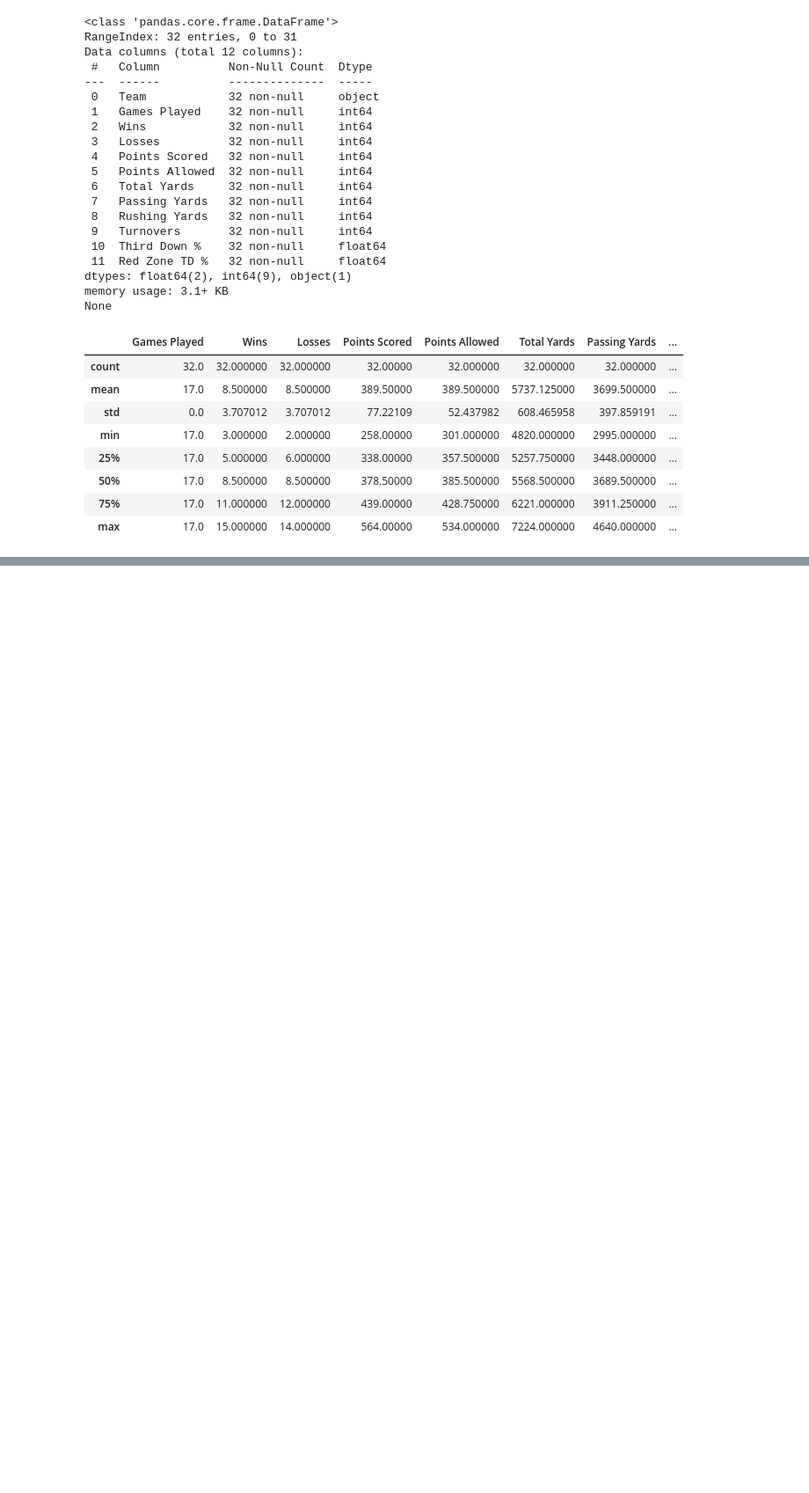
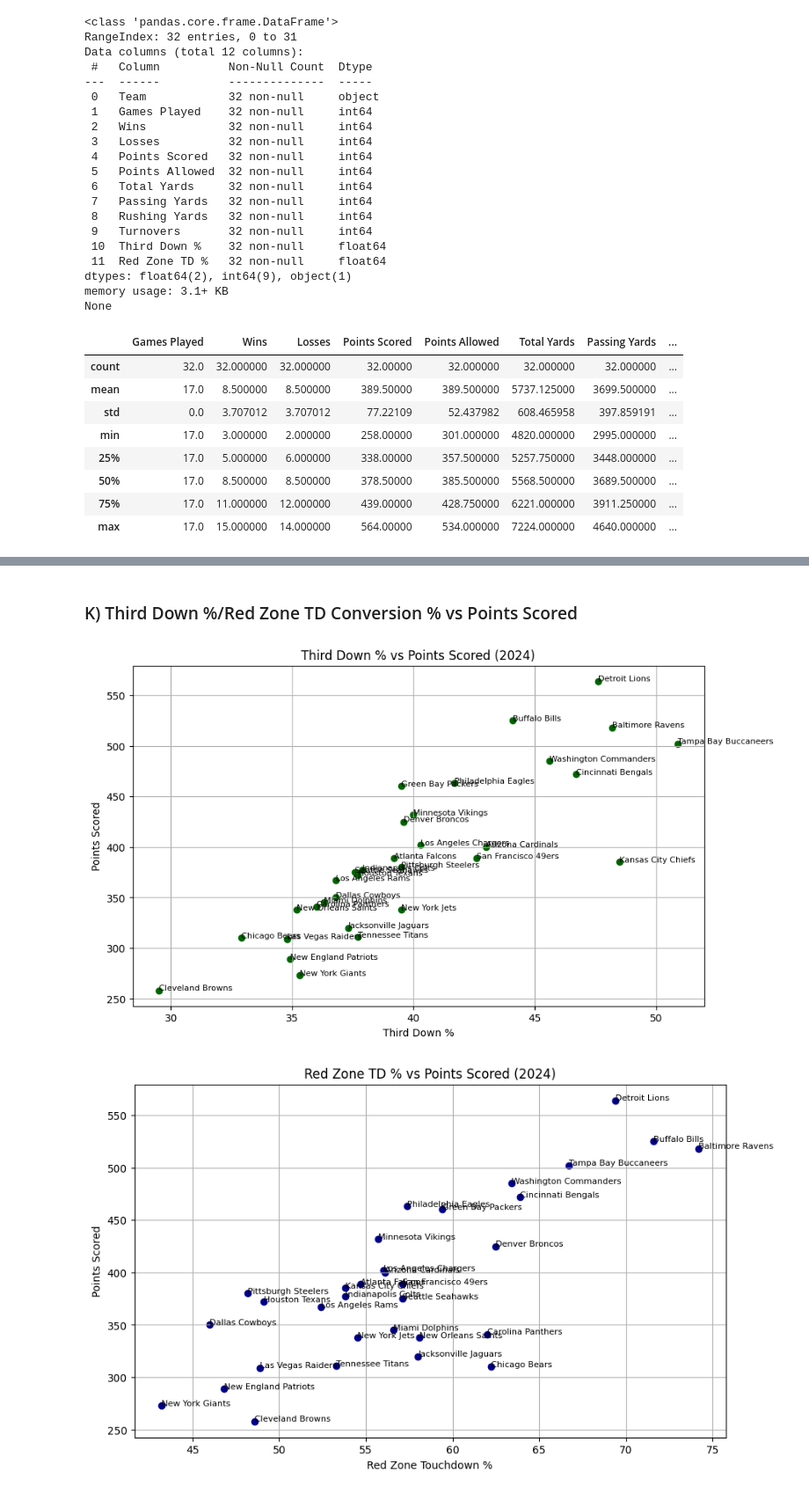
Before and after one commit to Paviles3/nfl-2024-team-efficiency, a Jupyter notebook: 2024 NFL Team Efficiency Analysis.ipynb, the cells around one changed output, grey strips where cells are left out. Shown at 88% size. Cells and saved outputs as stored; diff of their text form; code cells hidden in the pictures; blank space fills up the shorter version.

```diff
--- a/2024 NFL Team Efficiency Analysis.ipynb
+++ b/2024 NFL Team Efficiency Analysis.ipynb
@@ -447,0 +417,37 @@ plt.show()
+# %% [markdown]
+### K) Third Down %/Red Zone TD Conversion % vs Points Scored
+# %%
+# Third Down % vs Points Scored
+
+plt.figure(figsize=(10, 6))
+plt.scatter(df["Third Down %"], df["Points Scored"], color="darkgreen")
+
+plt.title("Third Down % vs Points Scored (2024)")
+plt.xlabel("Third Down %")
+plt.ylabel("Points Scored")
+plt.grid(True)
+
+# Optionally add team names as labels
+for i in range(len(df)):
+    plt.text(df["Third Down %"][i], df["Points Scored"][i], df["Team"][i], fontsize=8)
+
+plt.show()
+
+# Red Zone TD Conversion % vs Points Scored
+
+plt.figure(figsize=(10, 6))
+plt.scatter(df["Red Zone TD %"], df["Points Scored"], color="darkblue")
+
+plt.title("Red Zone TD % vs Points Scored (2024)")
+plt.xlabel("Red Zone Touchdown %")
+plt.ylabel("Points Scored")
+plt.grid(True)
+
+# Optionally add team names as labels
+for i in range(len(df)):
+    plt.text(df["Red Zone TD %"][i], df["Points Scored"][i], df["Team"][i], fontsize=8)
+
+plt.show()
+# %% [output]
+[figure, added]
+[figure, added]
```
Also changed, not shown: parts of 49 cells of this notebook.
